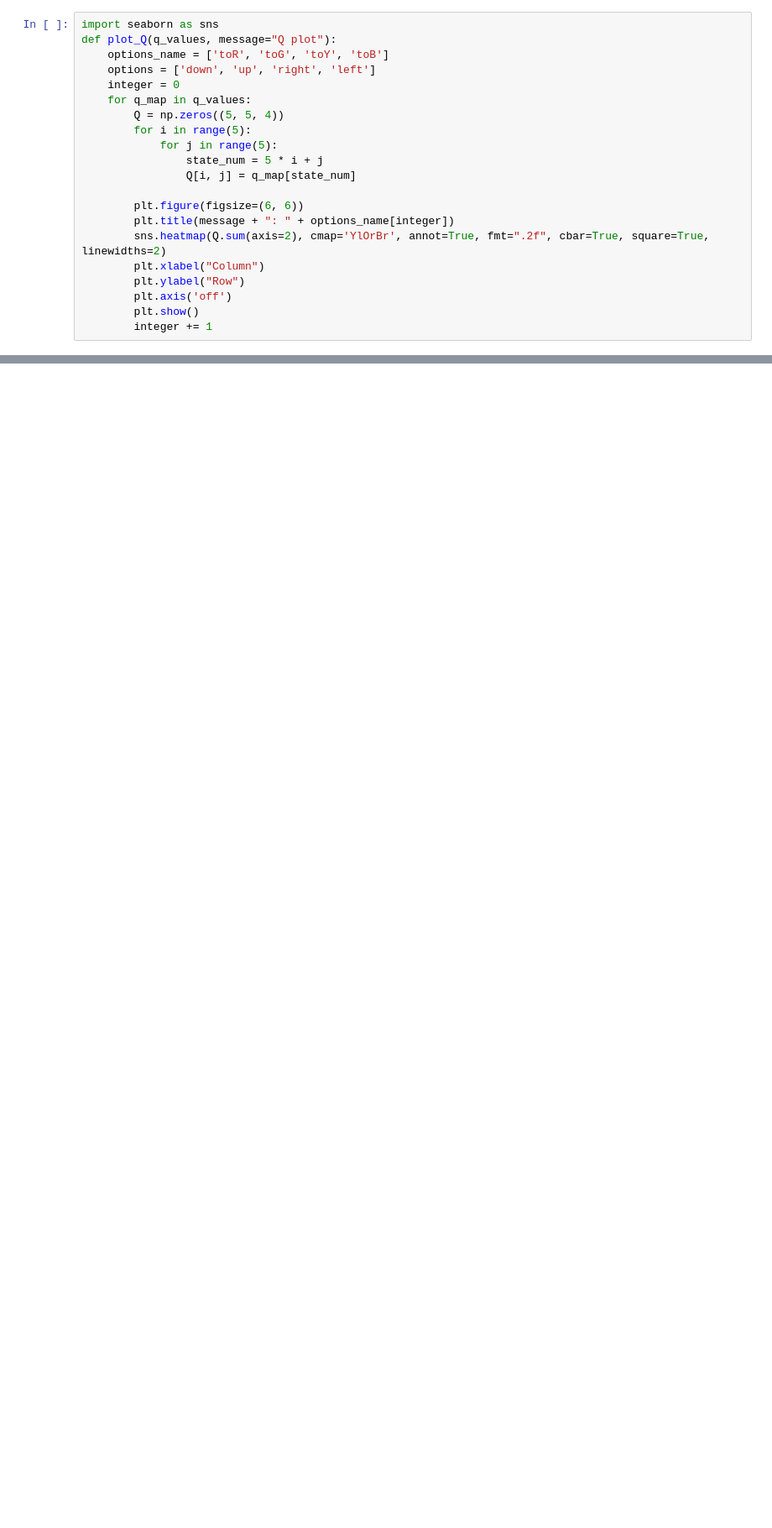
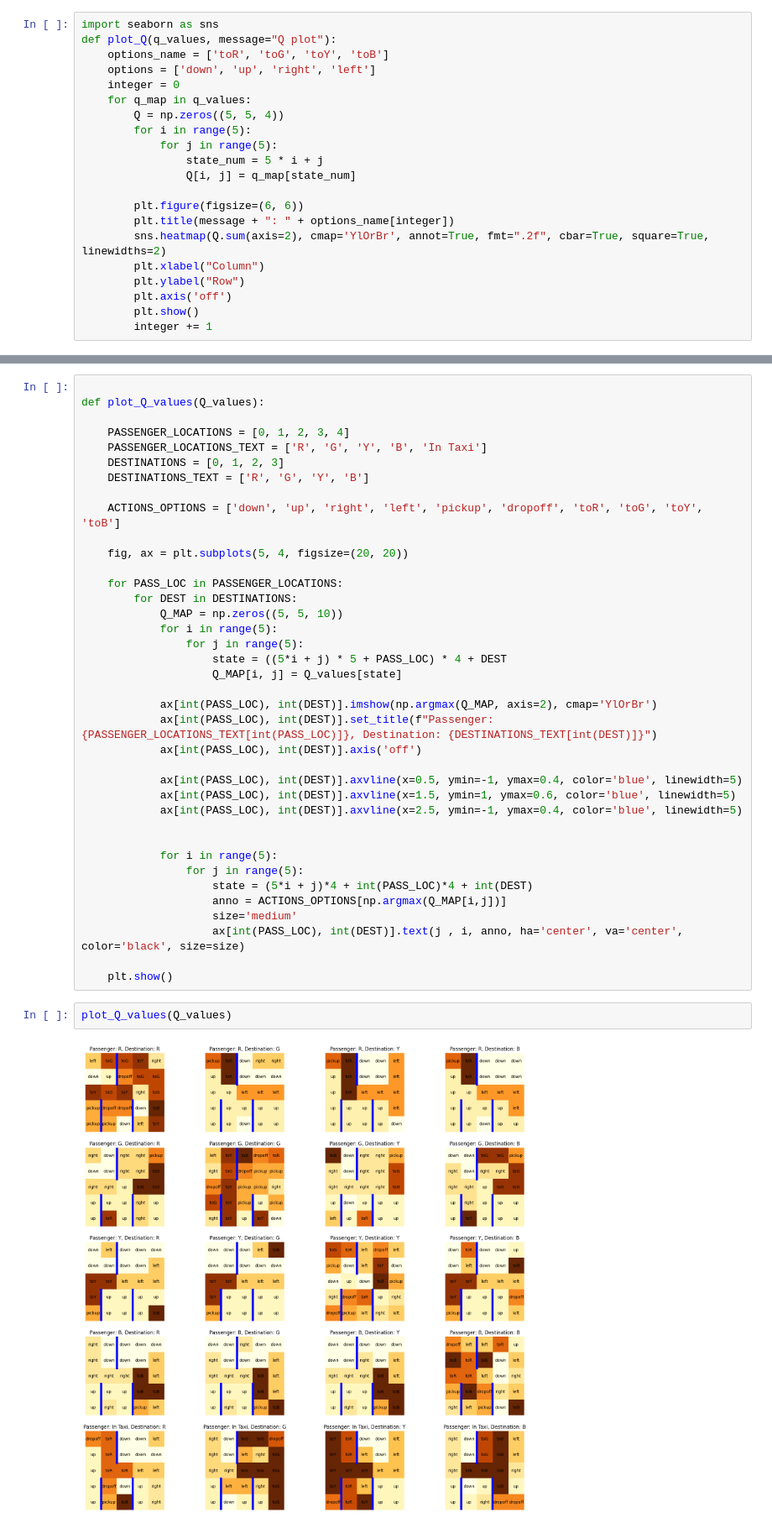
Before and after one commit to adithyaa-rg/Reinforcement_Learning_Assignment_3_Options_Framework, a Jupyter notebook: intraoptions.ipynb, the cells around one changed output, grey strips where cells are left out. Shown: that part at 84% size. Drawn from its saved outputs; the diff is of its cells as text; blank space fills up the shorter version.

```diff
--- a/intraoptions.ipynb
+++ b/intraoptions.ipynb
@@ -315,0 +273,42 @@ plot_Q(option_update_freq, "Update Frequency")
+# %%
+
+def plot_Q_values(Q_values):
+
+    PASSENGER_LOCATIONS = [0, 1, 2, 3, 4]
+    PASSENGER_LOCATIONS_TEXT = ['R', 'G', 'Y', 'B', 'In Taxi']
+    DESTINATIONS = [0, 1, 2, 3]
+    DESTINATIONS_TEXT = ['R', 'G', 'Y', 'B']
+
+    ACTIONS_OPTIONS = ['down', 'up', 'right', 'left', 'pickup', 'dropoff', 'toR', 'toG', 'toY', 'toB']
+
+    fig, ax = plt.subplots(5, 4, figsize=(20, 20))
+
+    for PASS_LOC in PASSENGER_LOCATIONS:
+        for DEST in DESTINATIONS:
+            Q_MAP = np.zeros((5, 5, 10))
+            for i in range(5):
+                for j in range(5):
+                    state = ((5*i + j) * 5 + PASS_LOC) * 4 + DEST
+                    Q_MAP[i, j] = Q_values[state]
+
+            ax[int(PASS_LOC), int(DEST)].imshow(np.argmax(Q_MAP, axis=2), cmap='YlOrBr')
+            ax[int(PASS_LOC), int(DEST)].set_title(f"Passenger: {PASSENGER_LOCATIONS_TEXT[int(PASS_LOC)]}, Destination: {DESTINATIONS_TEXT[int(DEST)]}")
+            ax[int(PASS_LOC), int(DEST)].axis('off')
+
+            ax[int(PASS_LOC), int(DEST)].axvline(x=0.5, ymin=-1, ymax=0.4, color='blue', linewidth=5)
+            ax[int(PASS_LOC), int(DEST)].axvline(x=1.5, ymin=1, ymax=0.6, color='blue', linewidth=5)
+            ax[int(PASS_LOC), int(DEST)].axvline(x=2.5, ymin=-1, ymax=0.4, color='blue', linewidth=5)
+
+
+            for i in range(5):
+                for j in range(5):
+                    state = (5*i + j)*4 + int(PASS_LOC)*4 + int(DEST)
+                    anno = ACTIONS_OPTIONS[np.argmax(Q_MAP[i,j])]
+                    size='medium'
+                    ax[int(PASS_LOC), int(DEST)].text(j , i, anno, ha='center', va='center', color='black', size=size)
+
+    plt.show()
+# %%
+plot_Q_values(Q_values)
+# %% [output]
+[figure, added]
```
Also changed, not shown: parts of 7 cells of this notebook.
